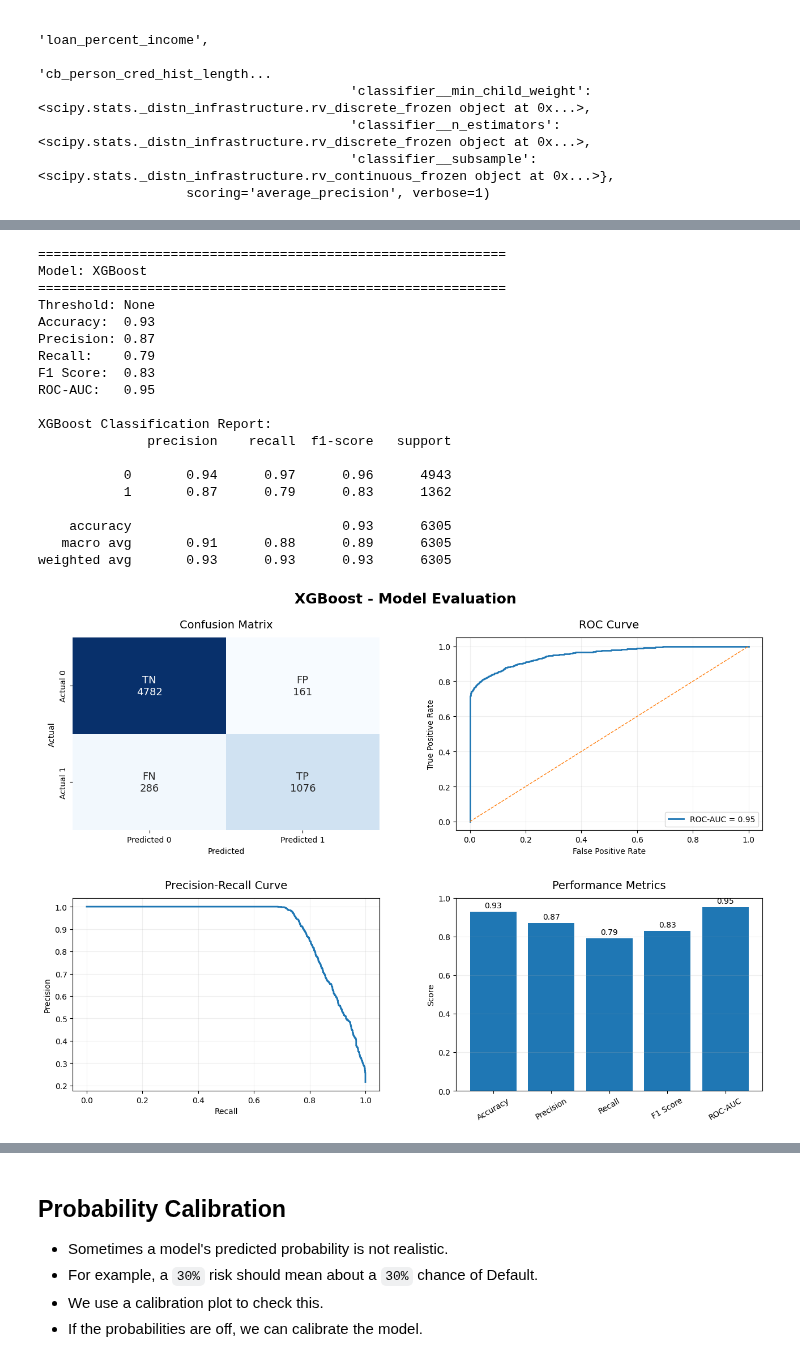
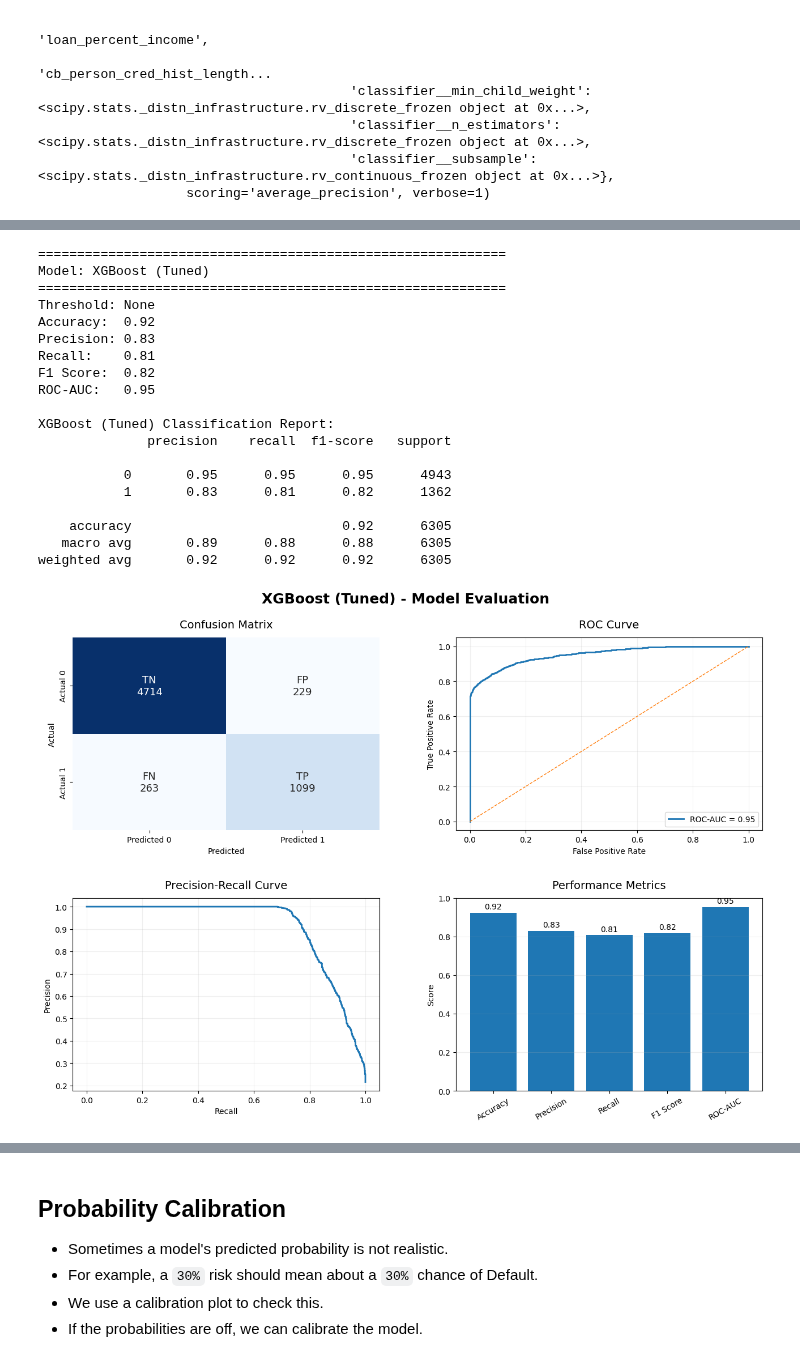
Before and after one commit to dheerajrai-dev/CrediLens, a Jupyter notebook: Credlen.ipynb, the cells around one changed output, grey strips where cells are left out. Saved outputs shown, nothing was run; the diff lists cells and outputs as text; code cells hidden in the pictures.

```diff
--- a/Credlen.ipynb
+++ b/Credlen.ipynb
@@ -850,23 +966,23 @@ np.float64(0.9030193817315755)
 # %%
-evaluate_model("XGBoost", xgboost_tuned_model, x_test , y_test)
+evaluate_model("XGBoost (Tuned)", xgboost_tuned_model, x_test, y_test)
 # %% [output]
 ============================================================
-Model: XGBoost
+Model: XGBoost (Tuned)
 ============================================================
 Threshold: None
-Accuracy:  0.93
-Precision: 0.87
-Recall:    0.79
-F1 Score:  0.83
+Accuracy:  0.92
+Precision: 0.83
+Recall:    0.81
+F1 Score:  0.82
 ROC-AUC:   0.95
 
-XGBoost Classification Report:
+XGBoost (Tuned) Classification Report:
               precision    recall  f1-score   support
 
-           0       0.94      0.97      0.96      4943
-           1       0.87      0.79      0.83      1362
+           0       0.95      0.95      0.95      4943
+           1       0.83      0.81      0.82      1362
 
-    accuracy                           0.93      6305
-   macro avg       0.91      0.88      0.89      6305
-weighted avg       0.93      0.93      0.93      6305
+    accuracy                           0.92      6305
+   macro avg       0.89      0.88      0.88      6305
+weighted avg       0.92      0.92      0.92      6305
-[figure, old version]
+[figure, new version]
```
Also changed, not shown: parts of 78 cells of this notebook.
